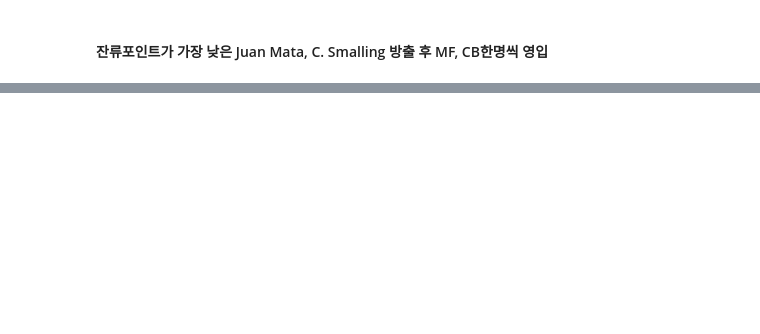
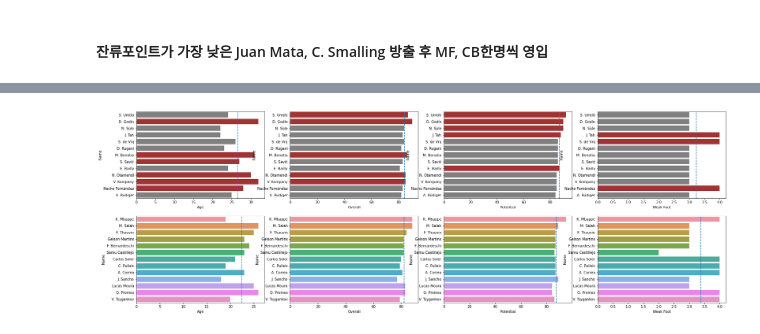
Before and after one commit to choijy1705/Dataanalyze, a Jupyter notebook: Manchester United Project.ipynb, the cells around one changed output, grey strips where cells are left out. Cells and saved outputs as stored; diff of their text form; code cells hidden in the pictures; blank space fills up the shorter version.

```diff
--- a/Manchester United Project.ipynb
+++ b/Manchester United Project.ipynb
@@ -394,0 +530,2 @@ MU선수와 MC선수를 비교해보면 이적료 대비 능력치가 떨어지
+# %%
+market = market.drop(11422)
@@ -394,0 +536,4 @@ MU선수와 MC선수를 비교해보면 이적료 대비 능력치가 떨어지
+# %%
+market['Point'] = (market['Overall'] * 2 + market['Potential']) - market['Age']
+
+market.head()
@@ -394,0 +548,27 @@ MU선수와 MC선수를 비교해보면 이적료 대비 능력치가 떨어지
+# %%
+market_cb = market[market['Position'] == 'CB']
+market_rm = market[market['Position'] == 'RM']
+# %%
+market_cb = market_cb.sort_values(by='Point', ascending=False)
+market_rm = market_rm.sort_values(by='Point', ascending=False)
+# %%
+import matplotlib.pyplot as plt
+
+f, ax = plt.subplots(2,4,figsize=(30, 10))
+
+vs_list = [ 'Age', 'Overall', 'Potential', 'Weak Foot']
+
+for i in range(8):
+  if i < 4 :
+        colors = ['firebrick' if x > market_cb[:13][vs_list[i]].mean() else 'gray' for x in market_cb[:13][vs_list[i]]]
+
+        sns.barplot(x= vs_list[i], y = 'Name', data = market_cb[:13], palette = colors, ax = ax[i//4, i%4])
+
+        ax[i//4, i%4].axvline(market_cb[:13][vs_list[i]].mean(), ls = '--')
+
+  else :
+        sns.barplot(x = vs_list[i%4], y = 'Name', data = market_rm[:13], ax = ax[i//4, i%4])
+
+        ax[i//4, i%4].axvline(market_rm[:13][vs_list[i%4]].mean(), ls= '--')
+# %% [output]
+[figure, added]
```
Also changed, not shown: parts of 32 cells of this notebook.
